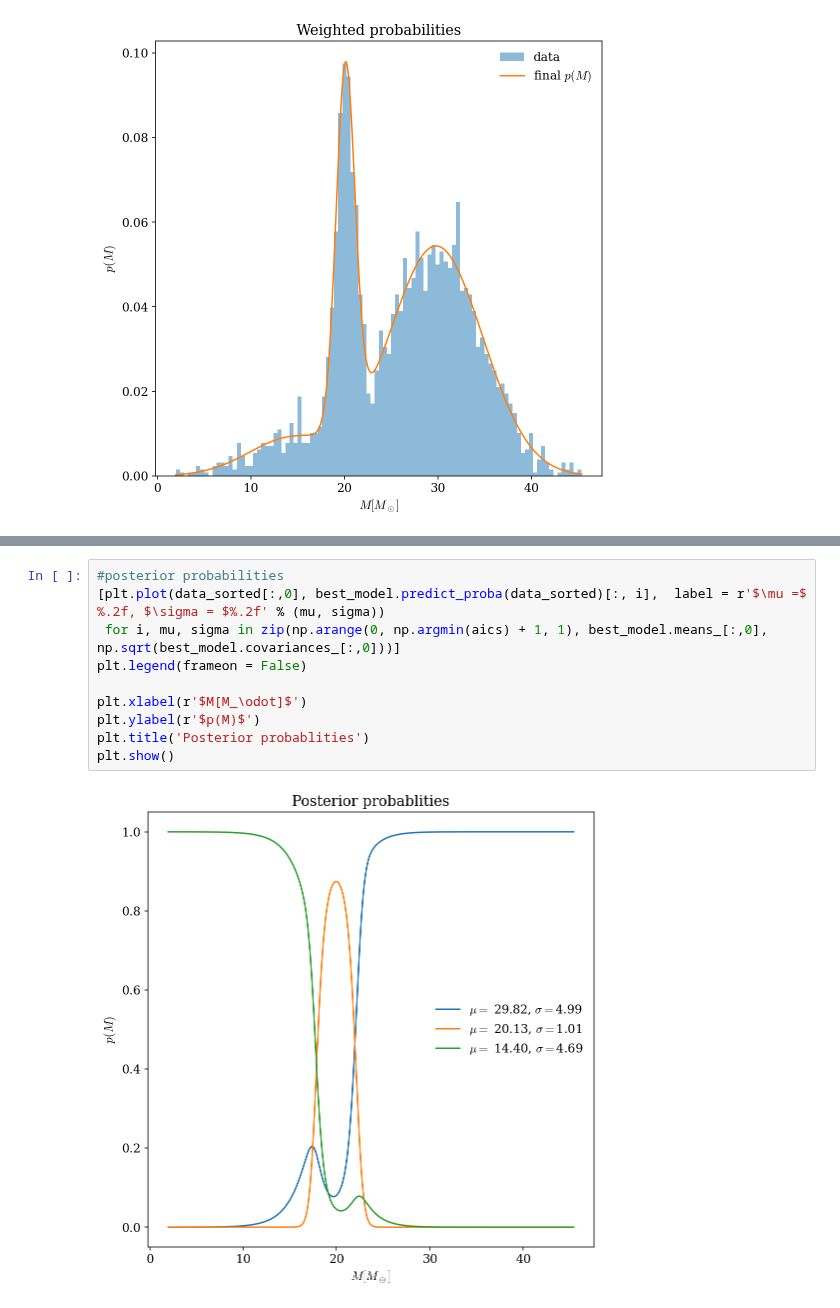
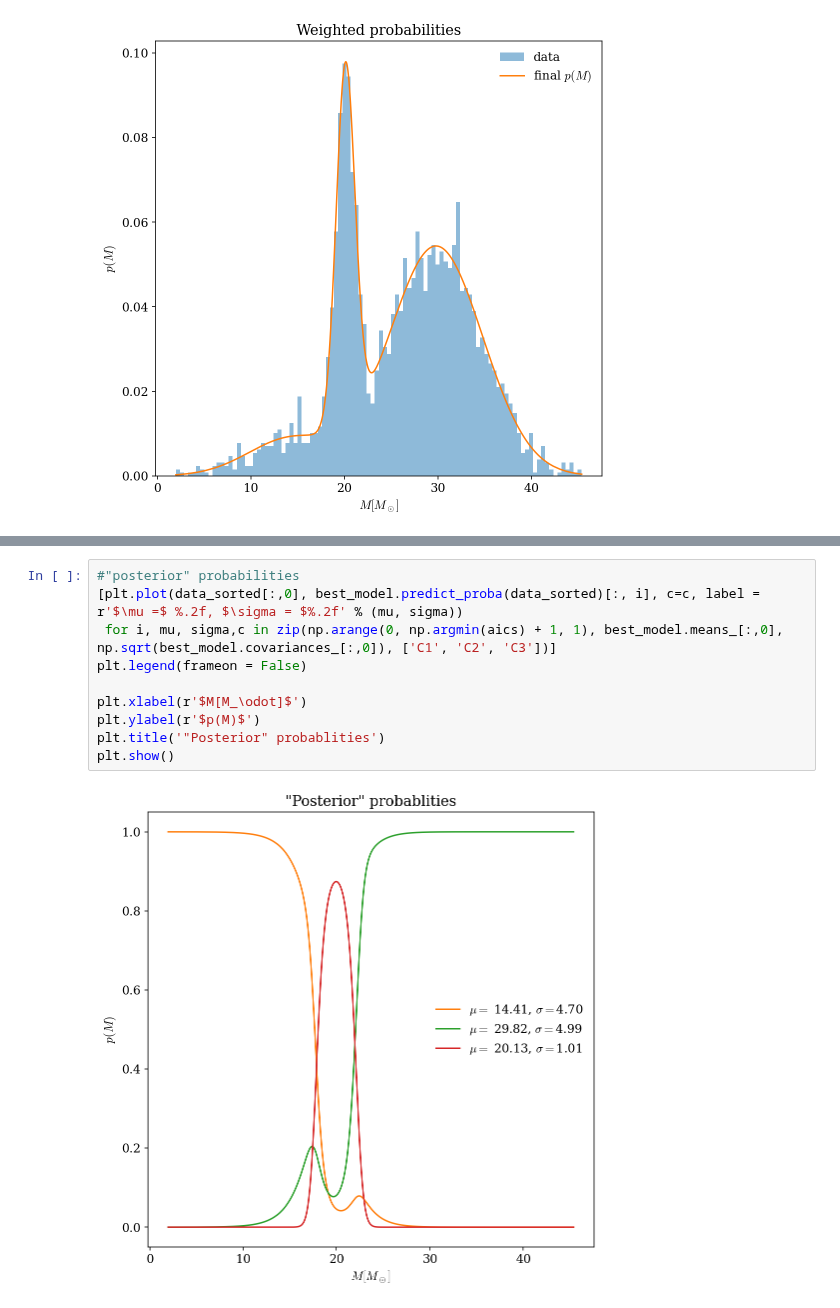
Before and after one commit to asantini29/astrostatistics_bicocca_2022, a Jupyter notebook: working/L06_BHBs_gaussian_mixture.ipynb, the cells around one changed output, grey strips where cells are left out. Drawn from its saved outputs; the diff is of its cells as text.

Commit message:
better plot

```diff
--- a/working/L06_BHBs_gaussian_mixture.ipynb
+++ b/working/L06_BHBs_gaussian_mixture.ipynb
@@ -86,12 +86,12 @@ plt.show()
 # %%
-#posterior probabilities
-[plt.plot(data_sorted[:,0], best_model.predict_proba(data_sorted)[:, i],  label = r'$\mu =$ %.2f, $\sigma = $%.2f' % (mu, sigma))
- for i, mu, sigma in zip(np.arange(0, np.argmin(aics) + 1, 1), best_model.means_[:,0], np.sqrt(best_model.covariances_[:,0]))]
+#"posterior" probabilities
+[plt.plot(data_sorted[:,0], best_model.predict_proba(data_sorted)[:, i], c=c, label = r'$\mu =$ %.2f, $\sigma = $%.2f' % (mu, sigma))
+ for i, mu, sigma,c in zip(np.arange(0, np.argmin(aics) + 1, 1), best_model.means_[:,0], np.sqrt(best_model.covariances_[:,0]), ['C1', 'C2', 'C3'])]
 plt.legend(frameon = False)
 
 plt.xlabel(r'$M[M_\odot]$')
 plt.ylabel(r'$p(M)$')
-plt.title('Posterior probablities')
+plt.title('"Posterior" probablities')
 plt.show()
 # %% [output]
-[figure, old version]
+[figure, new version]
```
Also changed, not shown: parts of 2 cells of this notebook.
